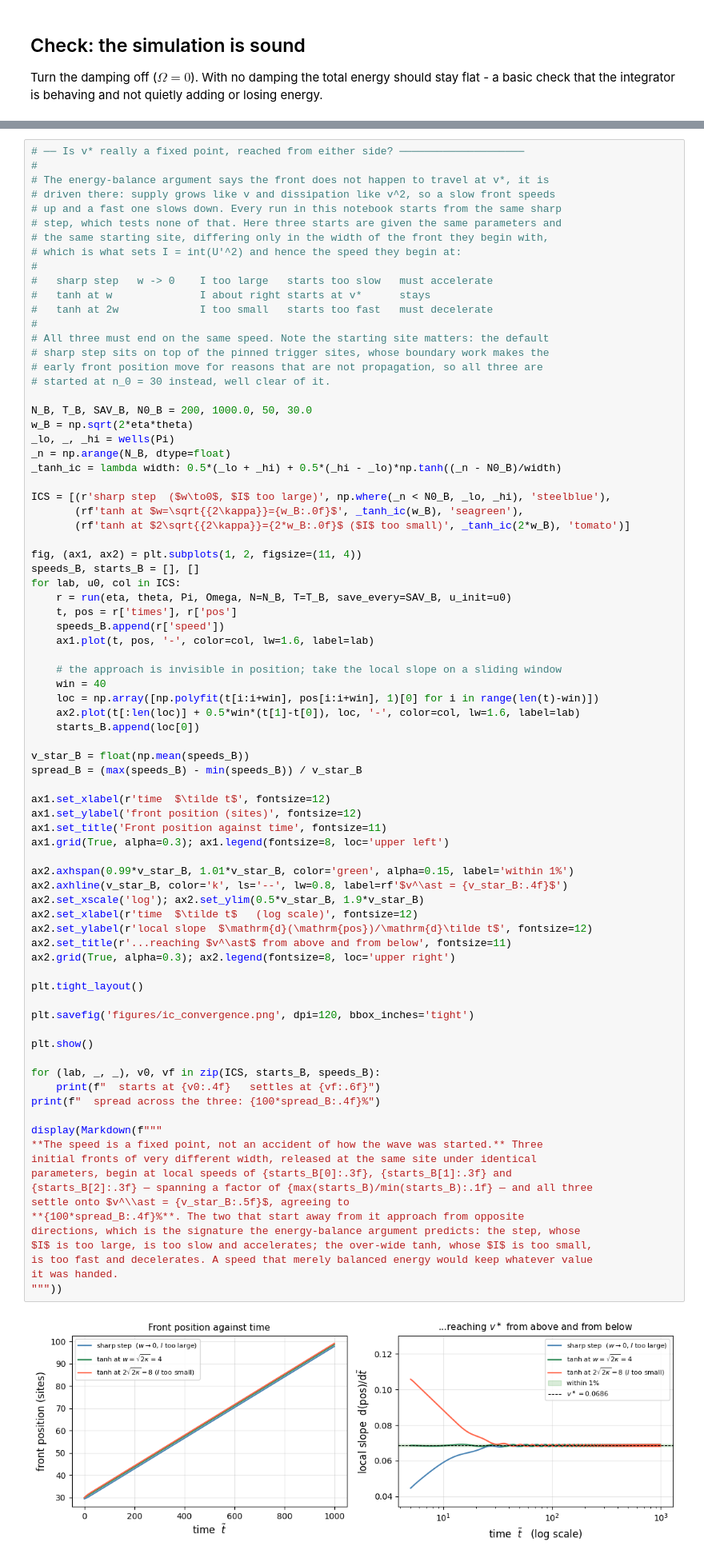
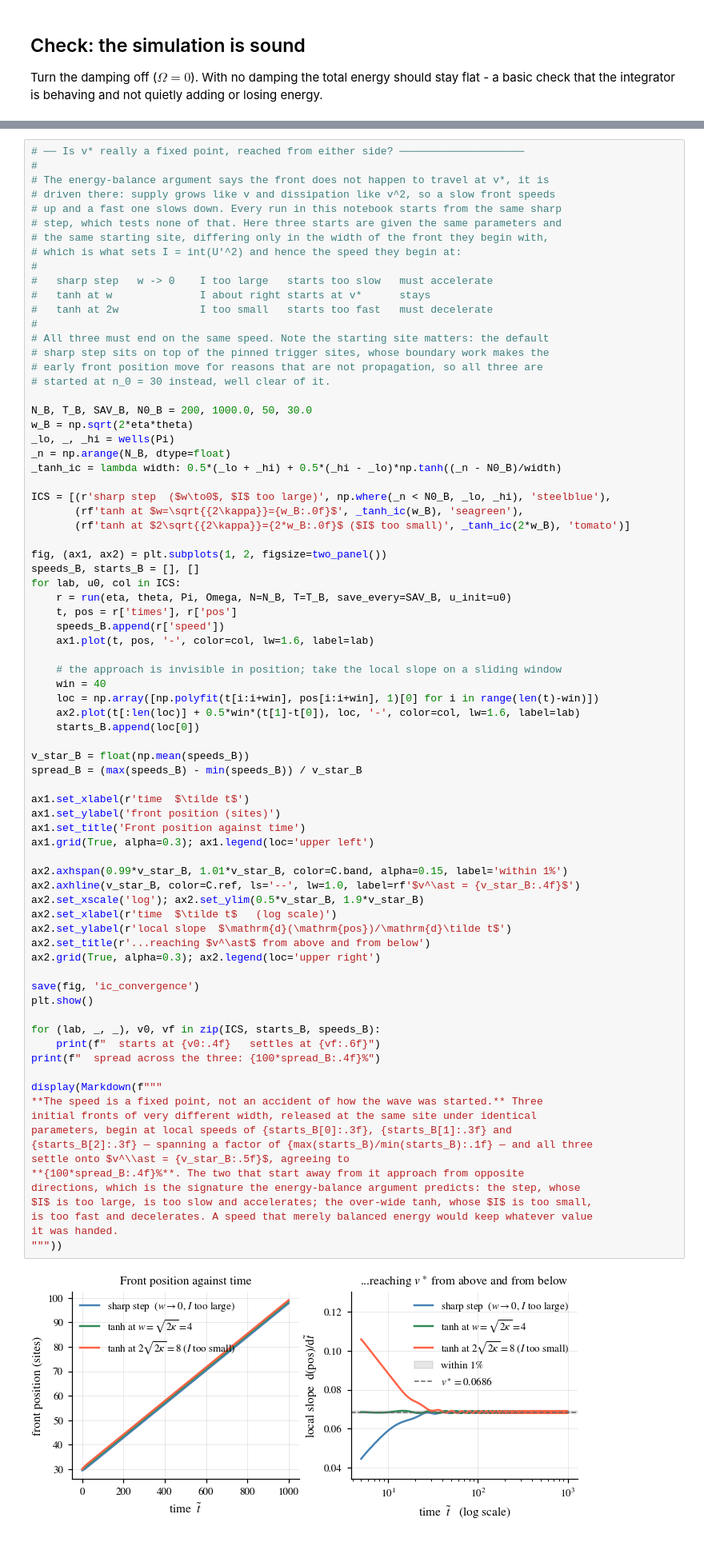
Before and after one commit to Stephang217/1D_Diaghphragms_Fluid_Model, a Jupyter notebook: dimensionless_model.ipynb, the cells around one changed output, grey strips where cells are left out. Shown at 80% size. Saved outputs shown, nothing was run; the diff lists cells and outputs as text.

```diff
--- a/dimensionless_model.ipynb
+++ b/dimensionless_model.ipynb
@@ -343,7 +568,7 @@ ICS = [(r'sharp step  ($w\to0$, $I$ too large)', np.where(_n < N0_B, _lo, _hi),
        (rf'tanh at $w=\sqrt{{2\kappa}}={w_B:.0f}$', _tanh_ic(w_B), 'seagreen'),
        (rf'tanh at $2\sqrt{{2\kappa}}={2*w_B:.0f}$ ($I$ too small)', _tanh_ic(2*w_B), 'tomato')]
 
-fig, (ax1, ax2) = plt.subplots(1, 2, figsize=(11, 4))
+fig, (ax1, ax2) = plt.subplots(1, 2, figsize=two_panel())
 speeds_B, starts_B = [], []
 for lab, u0, col in ICS:
     r = run(eta, theta, Pi, Omega, N=N_B, T=T_B, save_every=SAV_B, u_init=u0)
@@ -355,48 +580,45 @@ for lab, u0, col in ICS:
     win = 40
     loc = np.array([np.polyfit(t[i:i+win], pos[i:i+win], 1)[0] for i in range(len(t)-win)])
     ax2.plot(t[:len(loc)] + 0.5*win*(t[1]-t[0]), loc, '-', color=col, lw=1.6, label=lab)
     starts_B.append(loc[0])
 
 v_star_B = float(np.mean(speeds_B))
 spread_B = (max(speeds_B) - min(speeds_B)) / v_star_B
 
-ax1.set_xlabel(r'time  $\tilde t$', fontsize=12)
-ax1.set_ylabel('front position (sites)', fontsize=12)
-ax1.set_title('Front position against time', fontsize=11)
-ax1.grid(True, alpha=0.3); ax1.legend(fontsize=8, loc='upper left')
+ax1.set_xlabel(r'time  $\tilde t$')
+ax1.set_ylabel('front position (sites)')
+ax1.set_title('Front position against time')
+ax1.grid(True, alpha=0.3); ax1.legend(loc='upper left')
 
-ax2.axhspan(0.99*v_star_B, 1.01*v_star_B, color='green', alpha=0.15, label='within 1%')
-ax2.axhline(v_star_B, color='k', ls='--', lw=0.8, label=rf'$v^\ast = {v_star_B:.4f}$')
+ax2.axhspan(0.99*v_star_B, 1.01*v_star_B, color=C.band, alpha=0.15, label='within 1%')
+ax2.axhline(v_star_B, color=C.ref, ls='--', lw=1.0, label=rf'$v^\ast = {v_star_B:.4f}$')
 ax2.set_xscale('log'); ax2.set_ylim(0.5*v_star_B, 1.9*v_star_B)
-ax2.set_xlabel(r'time  $\tilde t$   (log scale)', fontsize=12)
-ax2.set_ylabel(r'local slope  $\mathrm{d}(\mathrm{pos})/\mathrm{d}\tilde t$', fontsize=12)
-ax2.set_title(r'...reaching $v^\ast$ from above and from below', fontsize=11)
-ax2.grid(True, alpha=0.3); ax2.legend(fontsize=8, loc='upper right')
+ax2.set_xlabel(r'time  $\tilde t$   (log scale)')
+ax2.set_ylabel(r'local slope  $\mathrm{d}(\mathrm{pos})/\mathrm{d}\tilde t$')
+ax2.set_title(r'...reaching $v^\ast$ from above and from below')
+ax2.grid(True, alpha=0.3); ax2.legend(loc='upper right')
 
-plt.tight_layout()
-
-plt.savefig('figures/ic_convergence.png', dpi=120, bbox_inches='tight')
-
+save(fig, 'ic_convergence')
 plt.show()
 
 for (lab, _, _), v0, vf in zip(ICS, starts_B, speeds_B):
     print(f"  starts at {v0:.4f}   settles at {vf:.6f}")
 print(f"  spread across the three: {100*spread_B:.4f}%")
 
 display(Markdown(f"""
 **The speed is a fixed point, not an accident of how the wave was started.** Three
 initial fronts of very different width, released at the same site under identical
 parameters, begin at local speeds of {starts_B[0]:.3f}, {starts_B[1]:.3f} and
 {starts_B[2]:.3f} — spanning a factor of {max(starts_B)/min(starts_B):.1f} — and all three
 settle onto $v^\\ast = {v_star_B:.5f}$, agreeing to
 **{100*spread_B:.4f}%**. The two that start away from it approach from opposite
 directions, which is the signature the energy-balance argument predicts: the step, whose
 $I$ is too large, is too slow and accelerates; the over-wide tanh, whose $I$ is too small,
 is too fast and decelerates. A speed that merely balanced energy would keep whatever value
 it was handed.
 """))
 # %% [output]
-[figure, old version]
+[figure, new version]
   starts at 0.0446   settles at 0.068571
   starts at 0.0685   settles at 0.068571
   starts at 0.1058   settles at 0.068570
```
Also changed, not shown: parts of 19 cells of this notebook, 33 other files.
